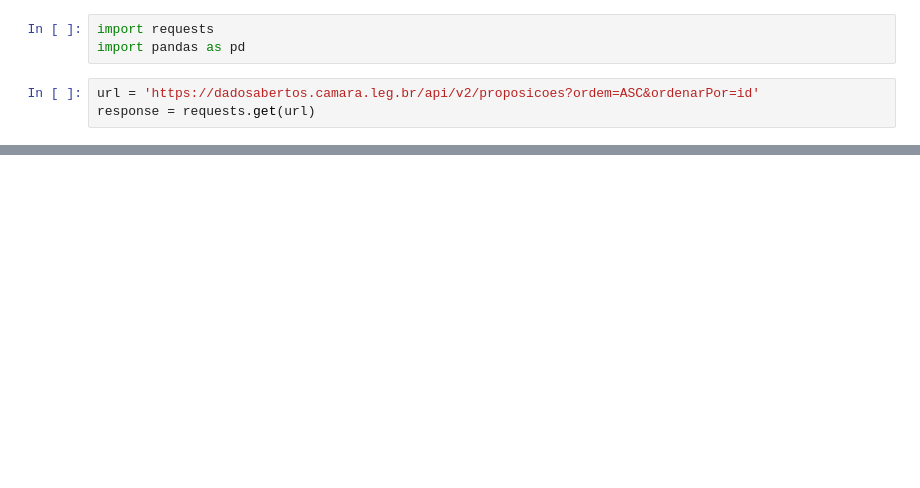
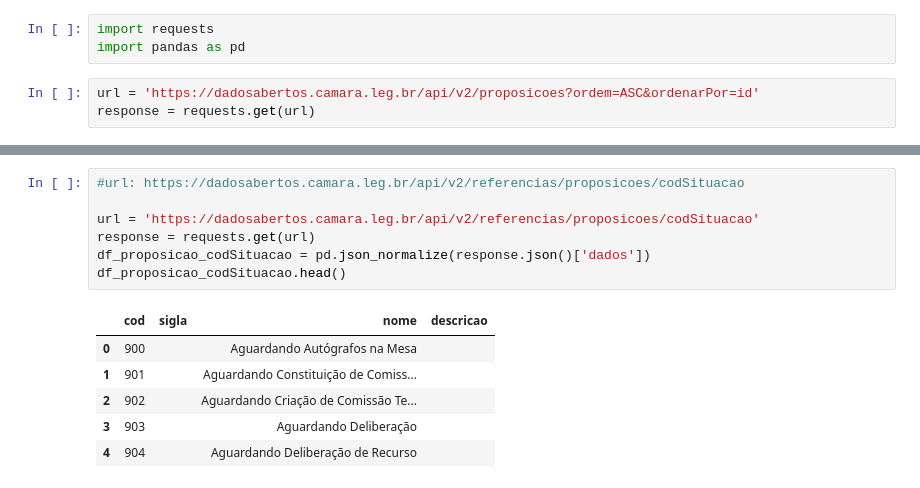
Before and after one commit to fcobbraga/dadosabertos-note, a Jupyter notebook: dadosabertos.ipynb, the cells around one changed output, grey strips where cells are left out. Saved outputs shown, nothing was run; the diff lists cells and outputs as text; blank space fills up the shorter version.

```diff
--- a/dadosabertos.ipynb
+++ b/dadosabertos.ipynb
@@ -37,0 +202,14 @@ df.head()
+# %%
+#url: https://dadosabertos.camara.leg.br/api/v2/referencias/proposicoes/codSituacao
+
+url = 'https://dadosabertos.camara.leg.br/api/v2/referencias/proposicoes/codSituacao'
+response = requests.get(url)
+df_proposicao_codSituacao = pd.json_normalize(response.json()['dados'])
+df_proposicao_codSituacao.head()
+# %% [output]
+|  | cod | sigla | nome | descricao |
+| 0 | 900 |  | Aguardando Autógrafos na Mesa |  |
+| 1 | 901 |  | Aguardando Constituição de Comiss... |  |
+| 2 | 902 |  | Aguardando Criação de Comissão Te... |  |
+| 3 | 903 |  | Aguardando Deliberação |  |
+| 4 | 904 |  | Aguardando Deliberação de Recurso |  |
```
Also changed, not shown: parts of 26 cells of this notebook.
